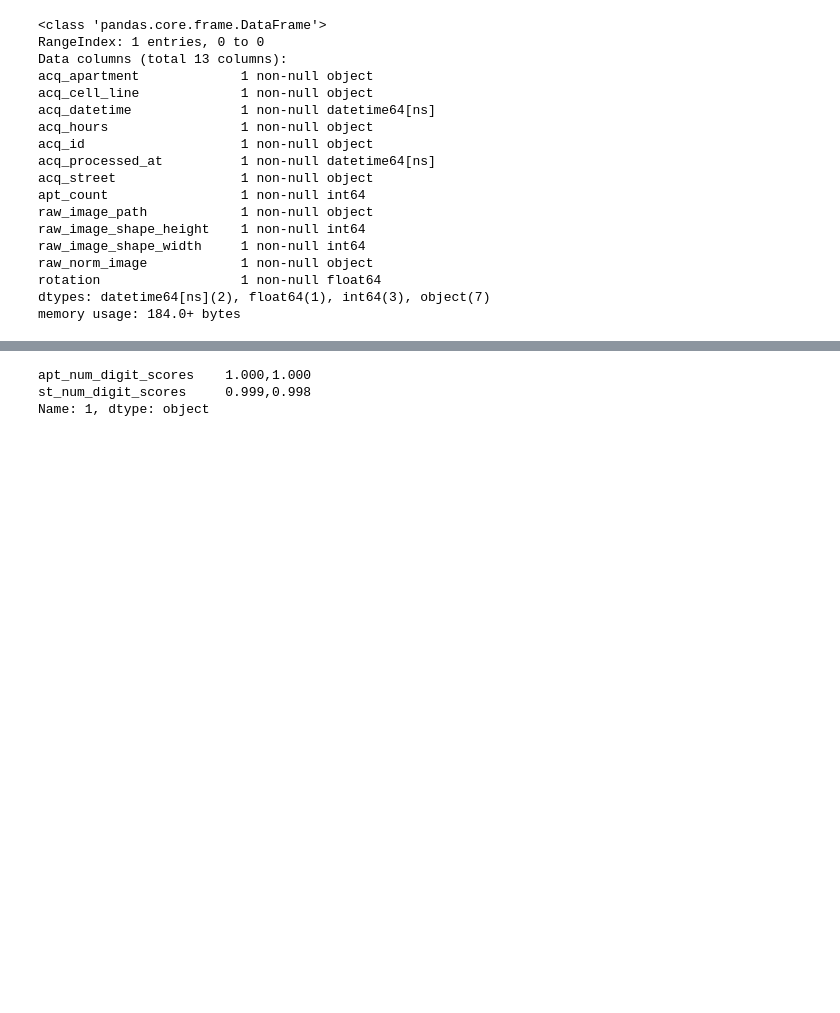
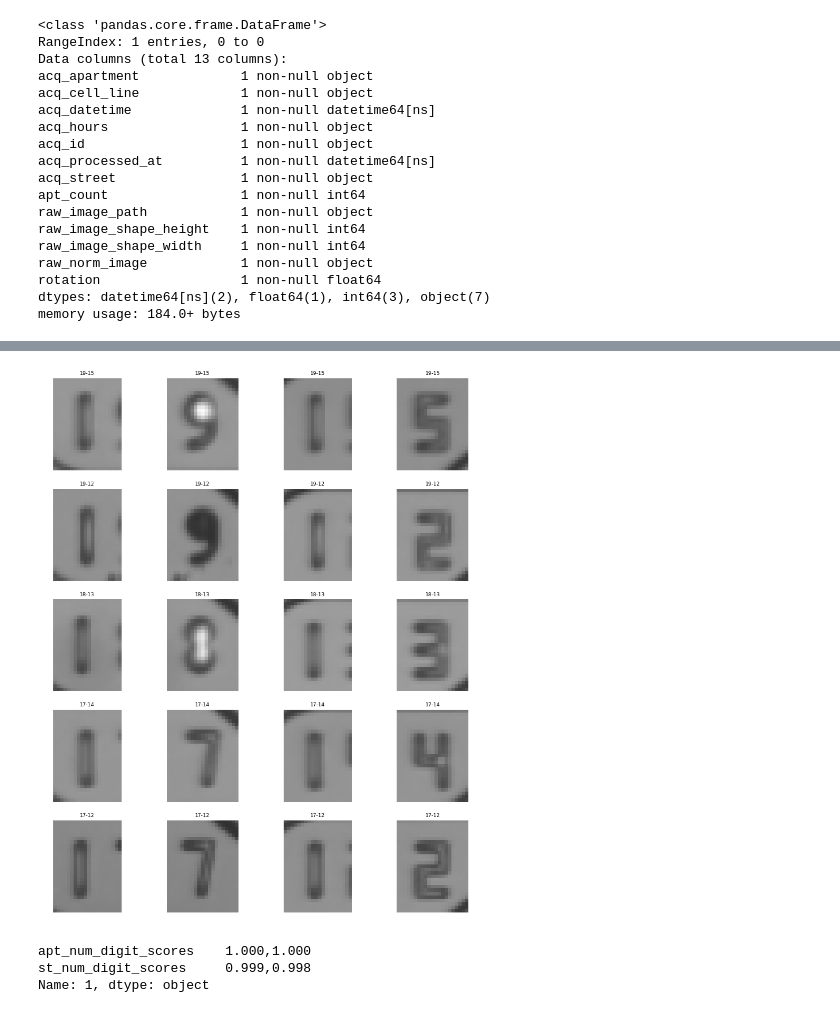
Before and after one commit to hammerlab/SmartCount, a Jupyter notebook: python/notebook/debugging/cytometry_exp_G01.ipynb, the cells around one changed output, grey strips where cells are left out. Cells and saved outputs as stored; diff of their text form; code cells hidden in the pictures; blank space fills up the shorter version.

```diff
--- a/python/notebook/debugging/cytometry_exp_G01.ipynb
+++ b/python/notebook/debugging/cytometry_exp_G01.ipynb
@@ -152,3 +147,14 @@ display_images(row['apt_num_digit_images'] + row['st_num_digit_images'])
+# %%
+num_images = [
+    (r['apt_num_digit_images'] + r['st_num_digit_images'], '{}-{}'.format(r['apt_num'], r['st_num']))
+    for _, r in apt_data.sample(n=min(5, len(apt_data))).iterrows()
+]
+display_images(
+    [img for e in num_images for img in e[0]],
+    titles=[e[1] for e in num_images for img in e[0]]
+)
+# %% [output]
+[figure, added]
 # %%
 row.filter(regex='scores')
 # %% [output]
```
Also changed, not shown: parts of 9 cells of this notebook, 14 other files.
